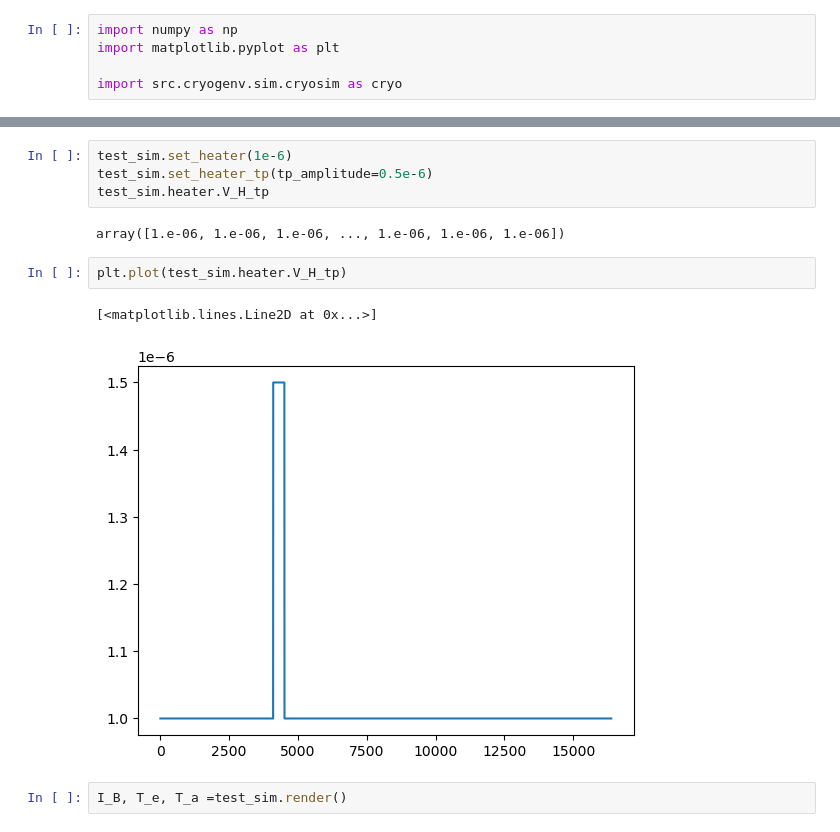
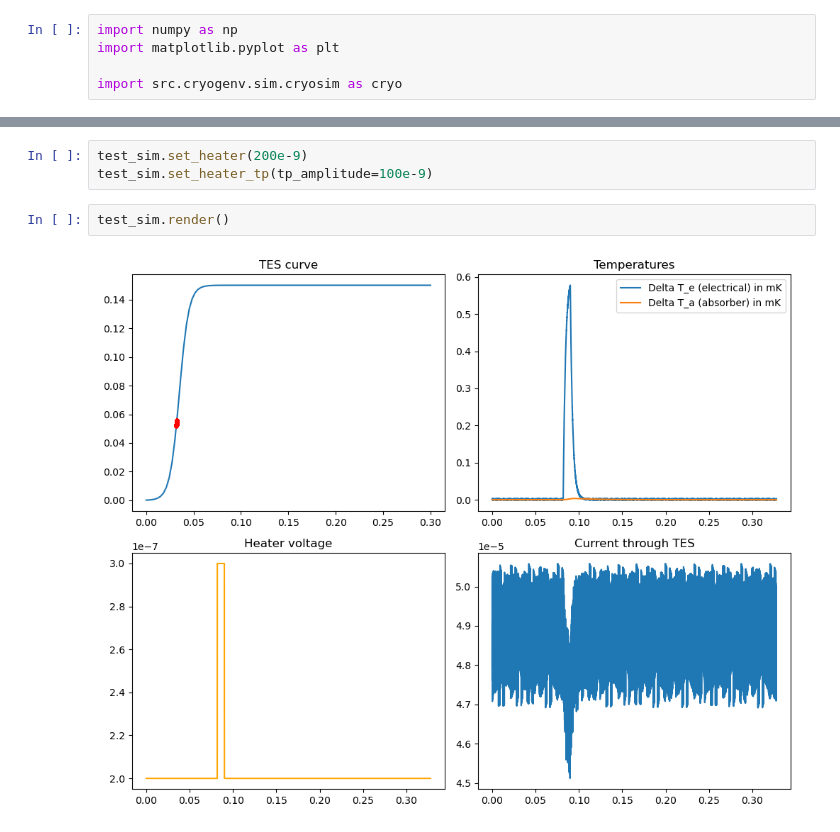
Before and after one commit to alboeh/CryoEnv2, a Jupyter notebook: dev_Notebook.ipynb, the cells around one changed output, grey strips where cells are left out. Drawn from its saved outputs; the diff is of its cells as text.

```diff
--- a/dev_Notebook.ipynb
+++ b/dev_Notebook.ipynb
@@ -28,13 +28,7 @@ test_sim.show_modules()
 # %%
-test_sim.set_heater(1e-6)
-test_sim.set_heater_tp(tp_amplitude=0.5e-6)
-test_sim.heater.V_H_tp
+test_sim.set_heater(200e-9)
+test_sim.set_heater_tp(tp_amplitude=100e-9)
-# %% [output]
-array([1.e-06, 1.e-06, 1.e-06, ..., 1.e-06, 1.e-06, 1.e-06])
-# %%
-plt.plot(test_sim.heater.V_H_tp)
-# %% [output]
-[<matplotlib.lines.Line2D at 0x...>]
-[figure, removed]
 # %%
-I_B, T_e, T_a =test_sim.render()
+test_sim.render()
+# %% [output]
+[figure, added]
```
Also changed, not shown: parts of 3 cells of this notebook, 2 other files.
